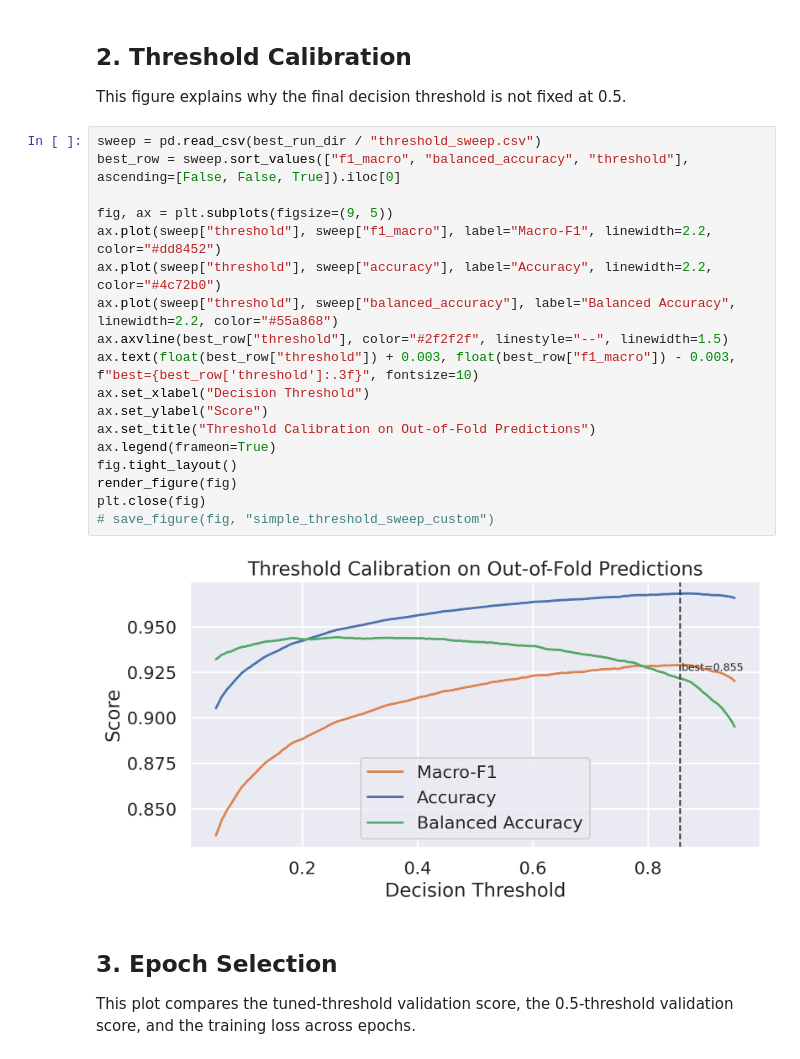
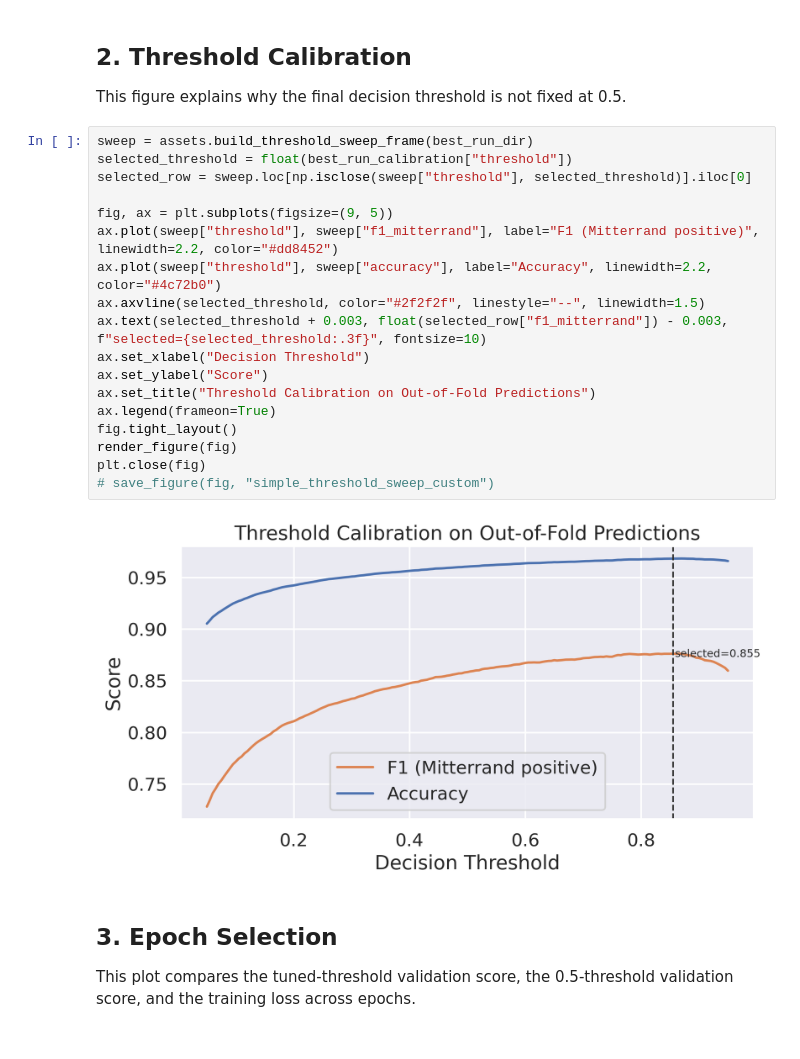
Before and after one commit to BshKatrin/RITAL-NLP-project, a Jupyter notebook: notebooks/presidents_report_figures.ipynb, the cells around one changed output. Saved outputs shown, nothing was run; the diff lists cells and outputs as text.

Commit message:
new readme final notebook export figures

```diff
--- a/notebooks/presidents_report_figures.ipynb
+++ b/notebooks/presidents_report_figures.ipynb
@@ -211,25 +211,25 @@ plt.close(fig)
 
 This figure explains why the final decision threshold is not fixed at 0.5.
 # %%
-sweep = pd.read_csv(best_run_dir / "threshold_sweep.csv")
-best_row = sweep.sort_values(["f1_macro", "balanced_accuracy", "threshold"], ascending=[False, False, True]).iloc[0]
+sweep = assets.build_threshold_sweep_frame(best_run_dir)
+selected_threshold = float(best_run_calibration["threshold"])
+selected_row = sweep.loc[np.isclose(sweep["threshold"], selected_threshold)].iloc[0]
 
 fig, ax = plt.subplots(figsize=(9, 5))
-ax.plot(sweep["threshold"], sweep["f1_macro"], label="Macro-F1", linewidth=2.2, color="#dd8452")
+ax.plot(sweep["threshold"], sweep["f1_mitterrand"], label="F1 (Mitterrand positive)", linewidth=2.2, color="#dd8452")
 ax.plot(sweep["threshold"], sweep["accuracy"], label="Accuracy", linewidth=2.2, color="#4c72b0")
-ax.plot(sweep["threshold"], sweep["balanced_accuracy"], label="Balanced Accuracy", linewidth=2.2, color="#55a868")
-ax.axvline(best_row["threshold"], color="#2f2f2f", linestyle="--", linewidth=1.5)
-ax.text(float(best_row["threshold"]) + 0.003, float(best_row["f1_macro"]) - 0.003, f"best={best_row['threshold']:.3f}", fontsize=10)
+ax.axvline(selected_threshold, color="#2f2f2f", linestyle="--", linewidth=1.5)
+ax.text(selected_threshold + 0.003, float(selected_row["f1_mitterrand"]) - 0.003, f"selected={selected_threshold:.3f}", fontsize=10)
 ax.set_xlabel("Decision Threshold")
 ax.set_ylabel("Score")
 ax.set_title("Threshold Calibration on Out-of-Fold Predictions")
 ax.legend(frameon=True)
 fig.tight_layout()
 render_figure(fig)
 plt.close(fig)
 # save_figure(fig, "simple_threshold_sweep_custom")
 # %% [output]
-[figure, old version]
+[figure, new version]
 # %% [markdown]
 ## 3. Epoch Selection
 
```
Also changed, not shown: parts of 9 cells of this notebook, 2 other files.
